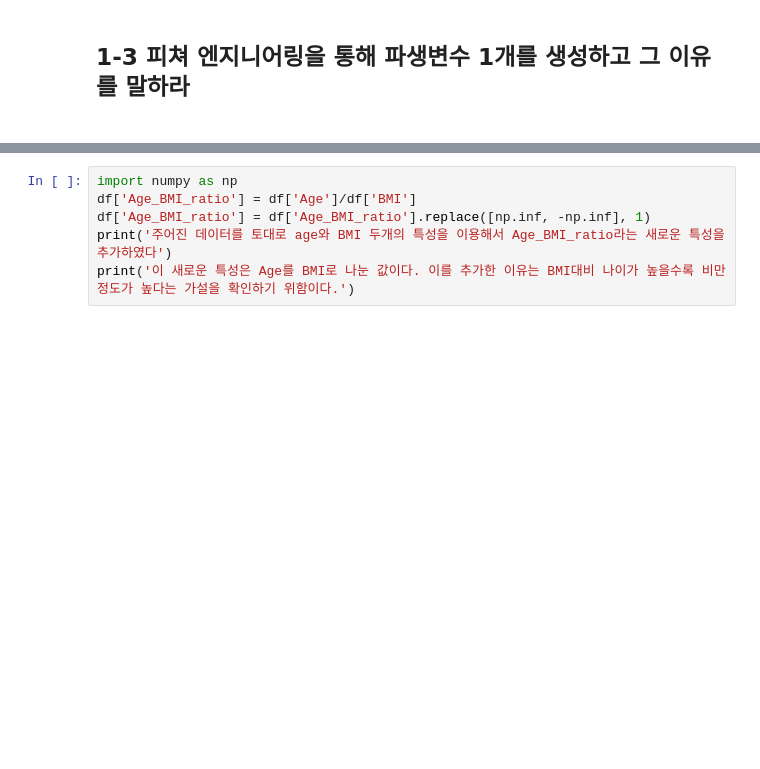
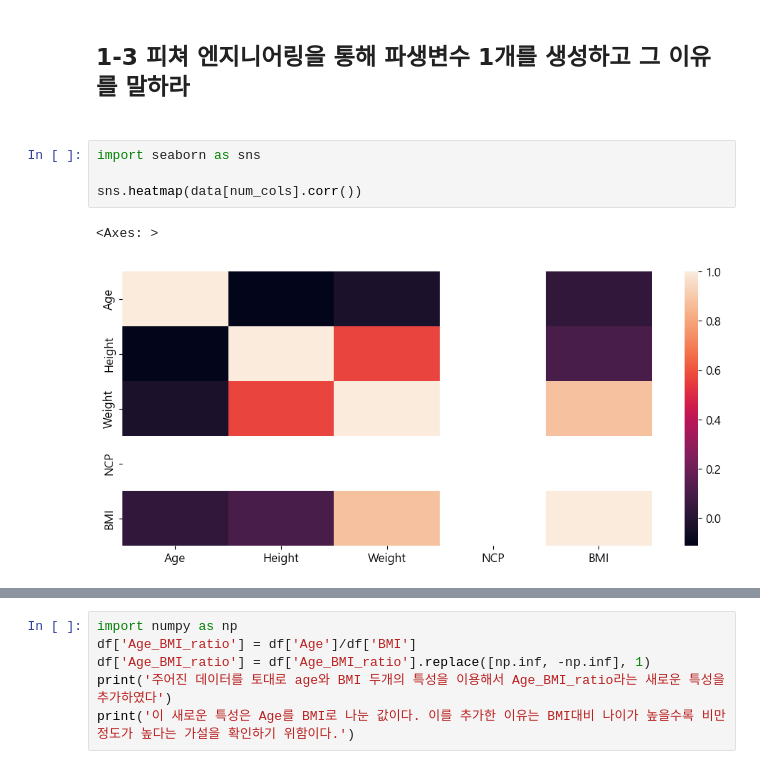
Before and after one commit to blueage98/adp_work, a Jupyter notebook: ADP-실기(2024)/16강/31회_기출문제_연습.ipynb, the cells around one changed output, grey strips where cells are left out. Cells and saved outputs as stored; diff of their text form; blank space fills up the shorter version.

```diff
--- a/ADP-실기(2024)/16강/31회_기출문제_연습.ipynb
+++ b/ADP-실기(2024)/16강/31회_기출문제_연습.ipynb
@@ -250,3 +192,10 @@ X
 ## 1-3 피쳐 엔지니어링을 통해 파생변수 1개를 생성하고 그 이유를 말하라
 
 #
+# %%
+import seaborn as sns
+
+sns.heatmap(data[num_cols].corr())
+# %% [output]
+<Axes: >
+[figure, added]
```
Also changed, not shown: parts of 11 cells of this notebook, 1 other file.
